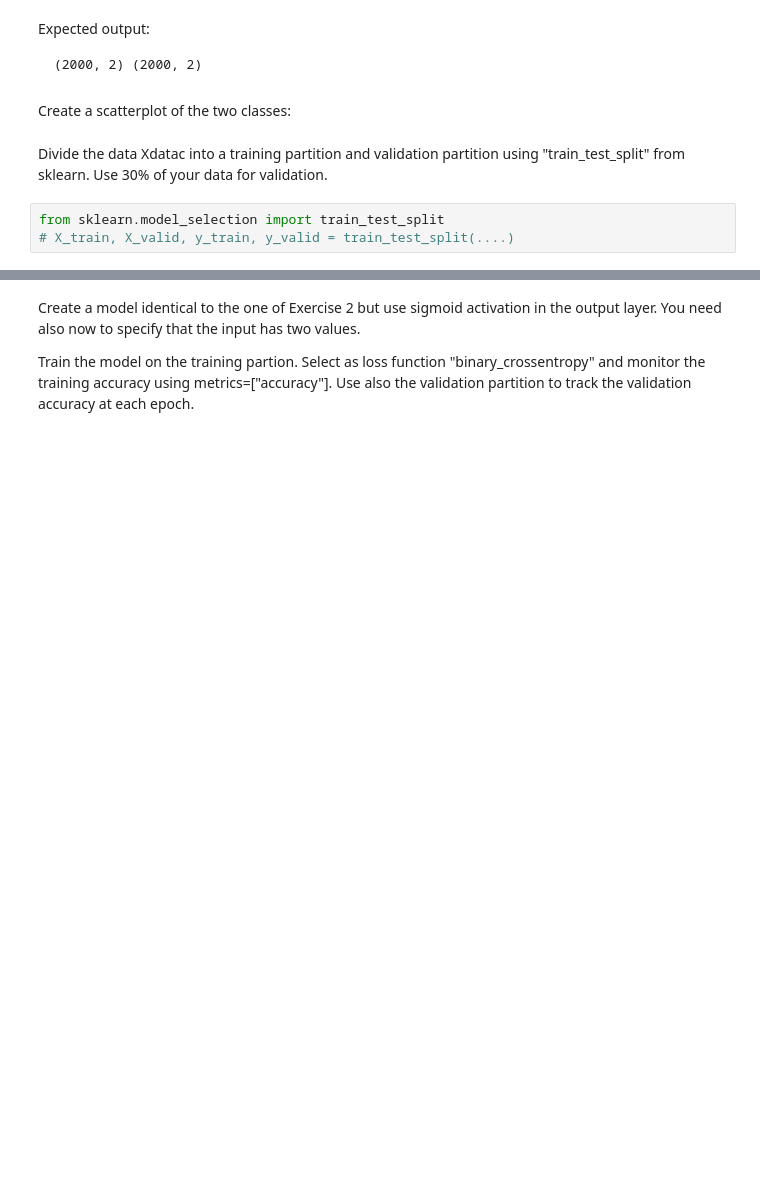
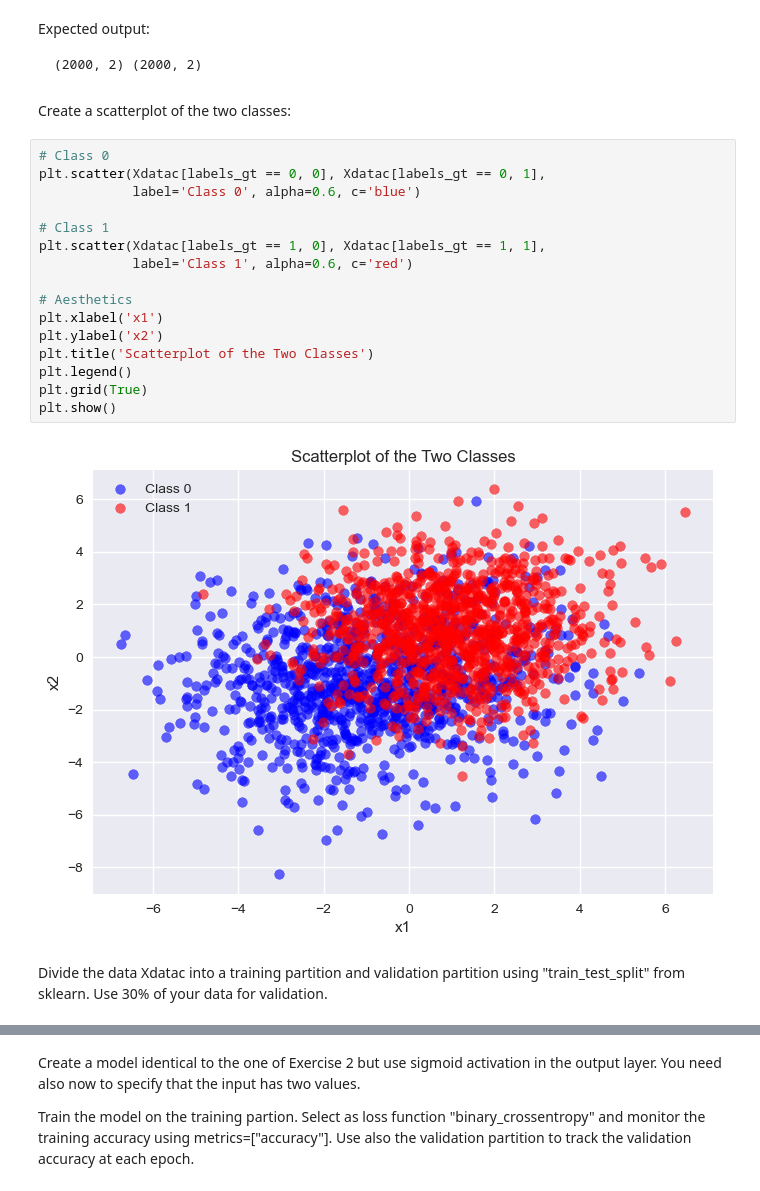
Before and after one commit to Carmenfranci/Selected, a Jupyter notebook: Student_Lab_3.ipynb, the cells around one changed output, grey strips where cells are left out. Saved outputs shown, nothing was run; the diff lists cells and outputs as text; blank space fills up the shorter version.

````diff
--- a/Student_Lab_3.ipynb
+++ b/Student_Lab_3.ipynb
@@ -357,8 +357,23 @@ Expected output:
 ```
 # %% [markdown]
 Create a scatterplot of the two classes:
+# %%
+# Class 0
+plt.scatter(Xdatac[labels_gt == 0, 0], Xdatac[labels_gt == 0, 1],
+            label='Class 0', alpha=0.6, c='blue')
+
+# Class 1
+plt.scatter(Xdatac[labels_gt == 1, 0], Xdatac[labels_gt == 1, 1],
+            label='Class 1', alpha=0.6, c='red')
+
+# Aesthetics
+plt.xlabel('x1')
+plt.ylabel('x2')
+plt.title('Scatterplot of the Two Classes')
+plt.legend()
+plt.grid(True)
+plt.show()
+# %% [output]
+[figure, added]
 # %% [markdown]
 Divide the data Xdatac into a training partition and validation partition using "train_test_split" from sklearn. Use 30% of your data for validation.
-# %%
-from sklearn.model_selection import train_test_split
-# X_train, X_valid, y_train, y_valid = train_test_split(....)
````
Also changed, not shown: parts of 1 cell of this notebook.
